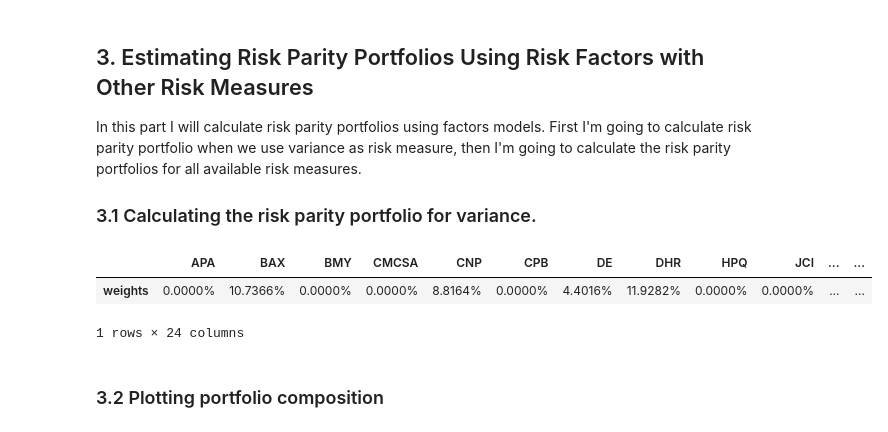
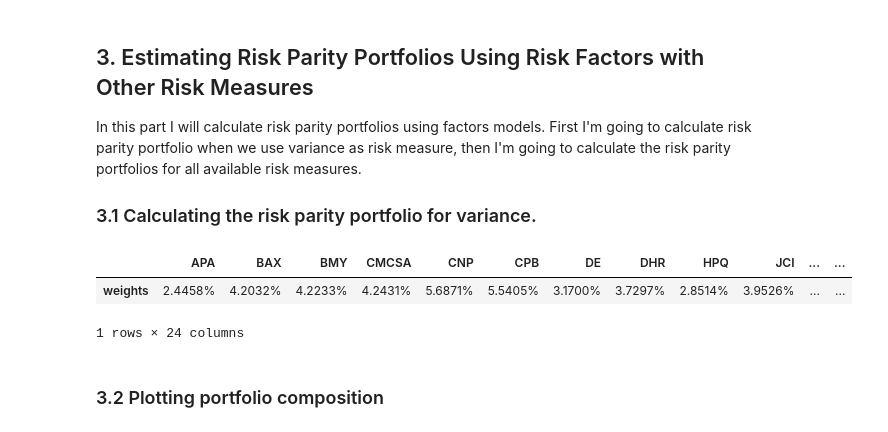
Before and after one commit to dcajasn/Riskfolio-Lib, a Jupyter notebook: examples/Tutorial 11.ipynb, the cells around one changed output. Cells and saved outputs as stored; diff of their text form; code cells hidden in the pictures.

```diff
--- a/examples/Tutorial 11.ipynb
+++ b/examples/Tutorial 11.ipynb
@@ -150,12 +150,12 @@ In this part I will calculate risk parity portfolios using factors models. First
 # %%
 b = None # Risk contribution constraints vector
 
 w_rp = port.rp_optimization(model=model, rm=rm, rf=rf, b=b, hist=hist)
 
-display(w.T)
+display(w_rp.T)
 # %% [output]
 |  | APA | BAX | BMY | CMCSA | CNP | CPB | DE | DHR | HPQ | JCI | ... | ... |
-| weights | 0.0000% | 10.7366% | 0.0000% | 0.0000% | 8.8164% | 0.0000% | 4.4016% | 11.9282% | 0.0000% | 0.0000% | ... | ... |
+| weights | 2.4458% | 4.2032% | 4.2233% | 4.2431% | 5.6871% | 5.5405% | 3.1700% | 3.7297% | 2.8514% | 3.9526% | ... | ... |
 1 rows × 24 columns
 # %% [markdown]
 ### 3.2 Plotting portfolio composition
```
Also changed, not shown: parts of 1 cell of this notebook, 22 other files.
